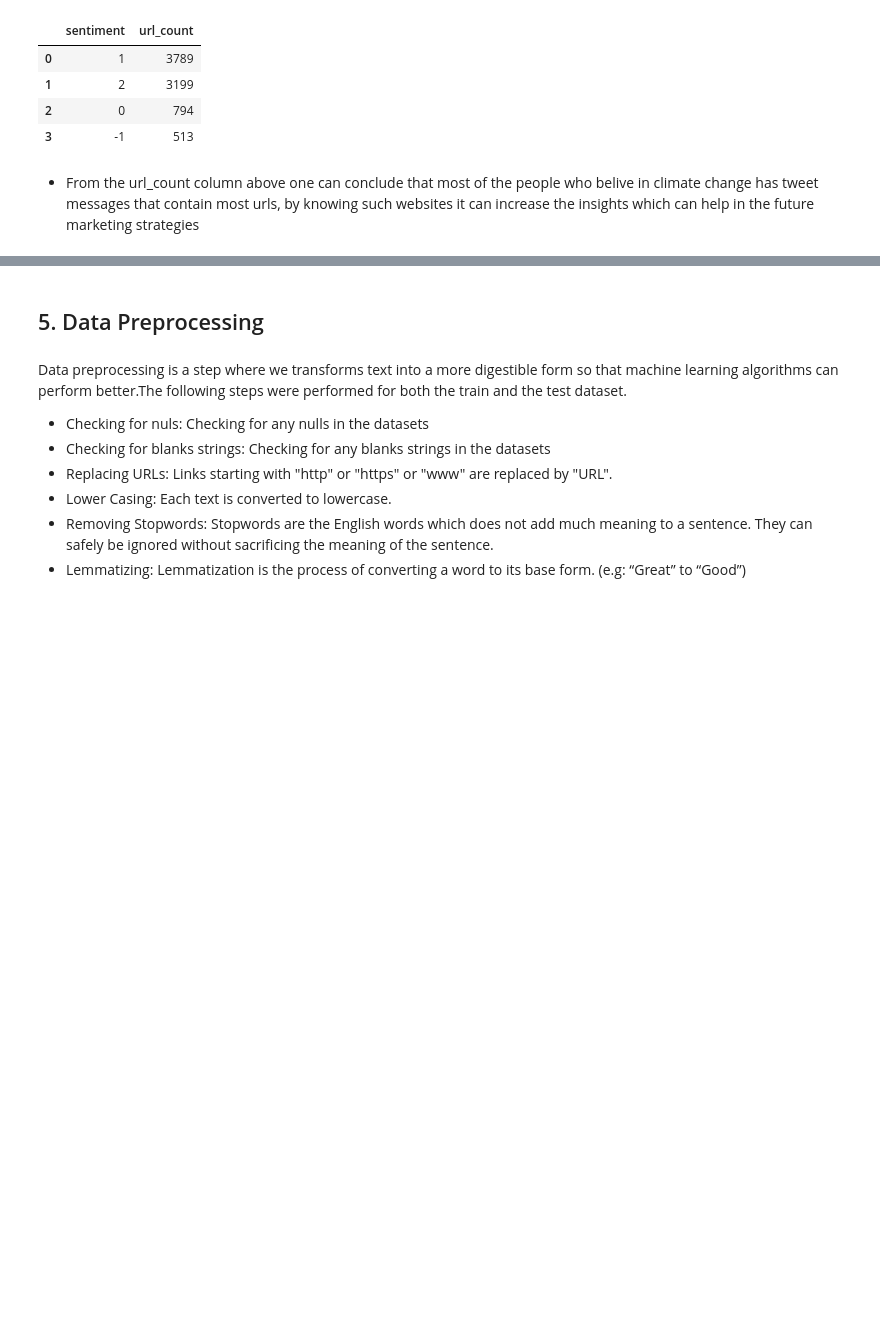
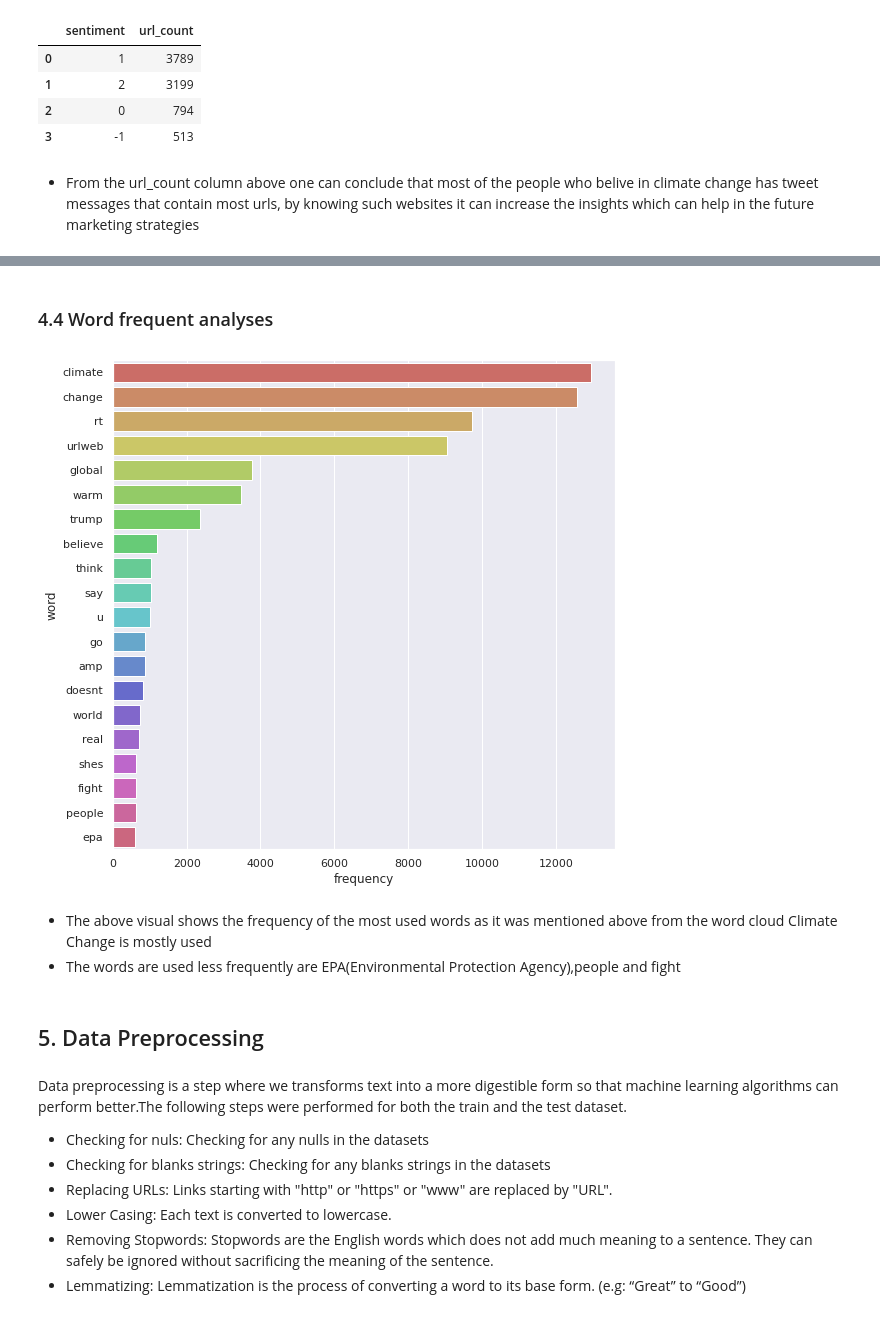
Before and after one commit to Yaya-T/Classic8, a Jupyter notebook: Classification.ipynb, the cells around one changed output, grey strips where cells are left out. Cells and saved outputs as stored; diff of their text form; code cells hidden in the pictures; blank space fills up the shorter version.

```diff
--- a/Classification.ipynb
+++ b/Classification.ipynb
@@ -264,3 +359,21 @@ plt.savefig('joint_cloud.png')
+# %% [markdown]
+### 4.4 Word frequent analyses
+# %%
+word_list = [word for line in train['Processed_message']  for word in line.split()]
+sns.set(style="darkgrid")
+counts = Counter(word_list).most_common(20)
+counts_df = pd.DataFrame(counts)
+counts_df
+counts_df.columns = ['word', 'frequency']
+
+fig, ax = plt.subplots(figsize = (9, 9))
+ax = sns.barplot(y="word", x='frequency', ax = ax, data=counts_df, palette="hls")
+plt.savefig('wordcount_bar.png')
+# %% [output]
+[figure, added]
+# %% [markdown]
+*   The above visual shows the frequency of the most used words as it was mentioned above from the word cloud Climate Change is mostly used
+*   The words are used less frequently are EPA(Environmental Protection Agency),people and fight
 # %% [markdown]
 ## 5. Data Preprocessing
 # %% [markdown]
```
Also changed, not shown: parts of 31 cells of this notebook.
